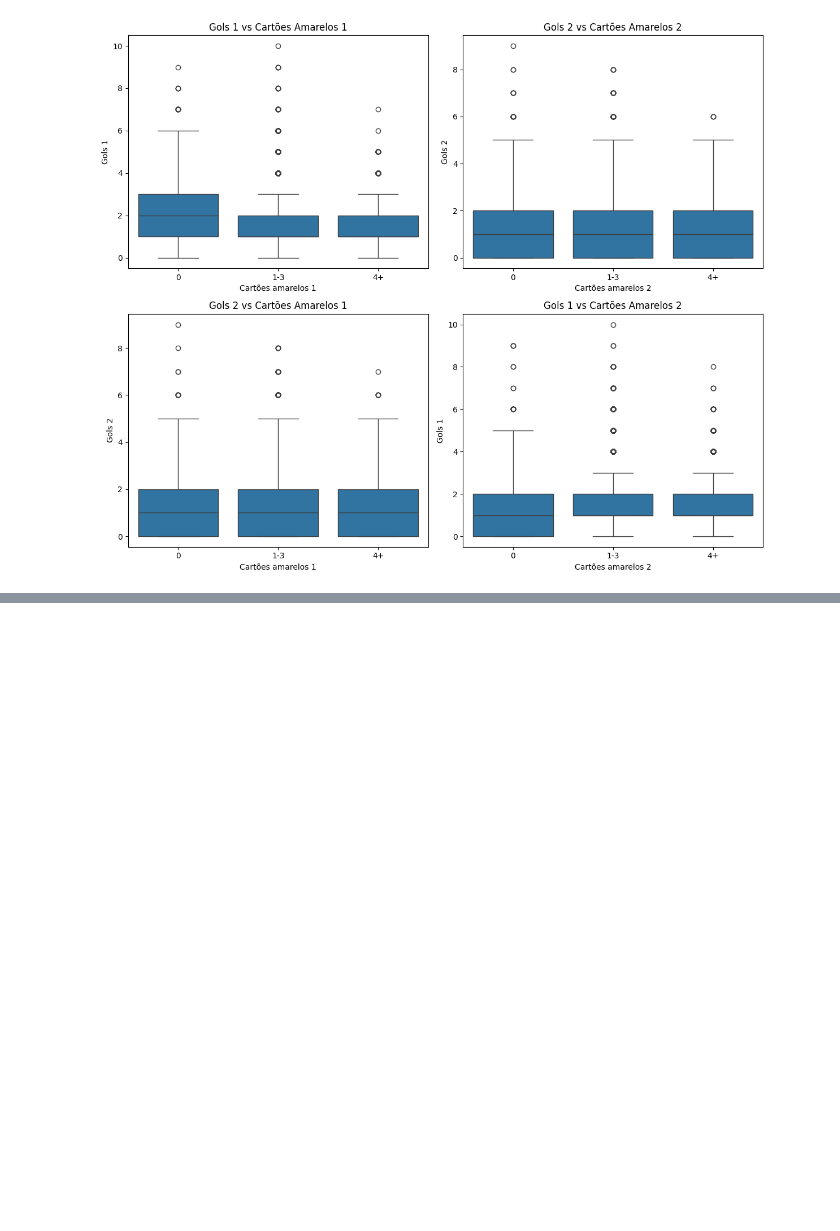
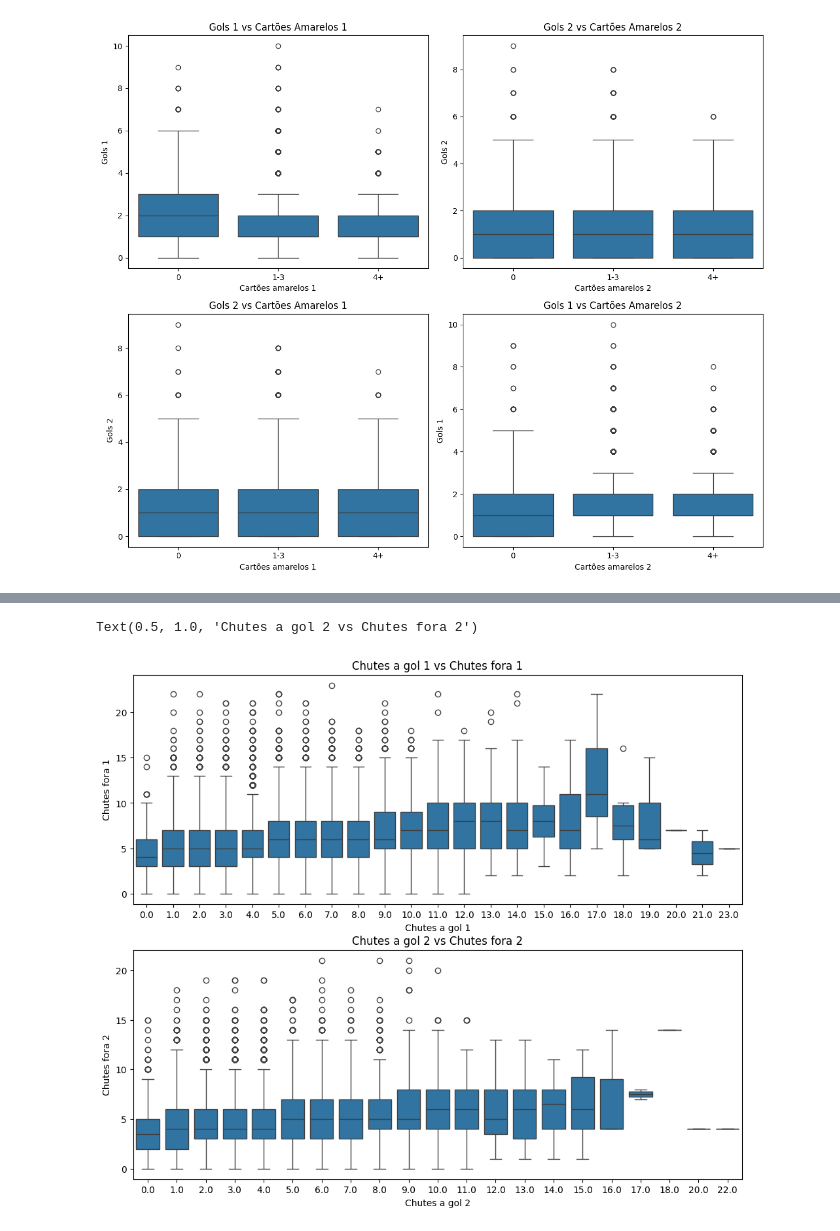
Before and after one commit to carloshnp/PS-2025.1, a Jupyter notebook: análise_univariada_multivariada.ipynb, the cells around one changed output, grey strips where cells are left out. Saved outputs shown, nothing was run; the diff lists cells and outputs as text; code cells hidden in the pictures; blank space fills up the shorter version.

```diff
--- a/análise_univariada_multivariada.ipynb
+++ b/análise_univariada_multivariada.ipynb
@@ -1440,0 +1476,10 @@ plt.tight_layout()
+# %%
+fig, axes = plt.subplots(2, 1, figsize=(12, 10))
+sns.boxplot(x='Chutes a gol 1', y='Chutes fora 1', data=filtered_games, ax=axes[0])
+axes[0].set_title('Chutes a gol 1 vs Chutes fora 1')
+
+sns.boxplot(x='Chutes a gol 2', y='Chutes fora 2', data=filtered_games, ax=axes[1])
+axes[1].set_title('Chutes a gol 2 vs Chutes fora 2')
+# %% [output]
+Text(0.5, 1.0, 'Chutes a gol 2 vs Chutes fora 2')
+[figure, added]
```
Also changed, not shown: parts of 27 cells of this notebook, 1 other file.
